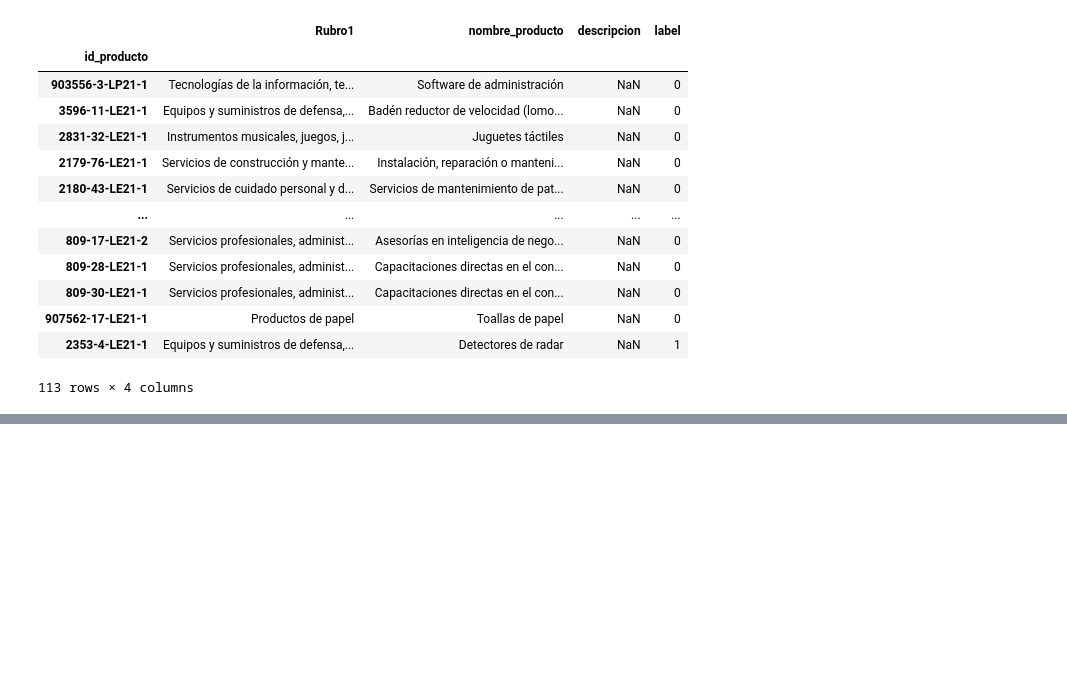
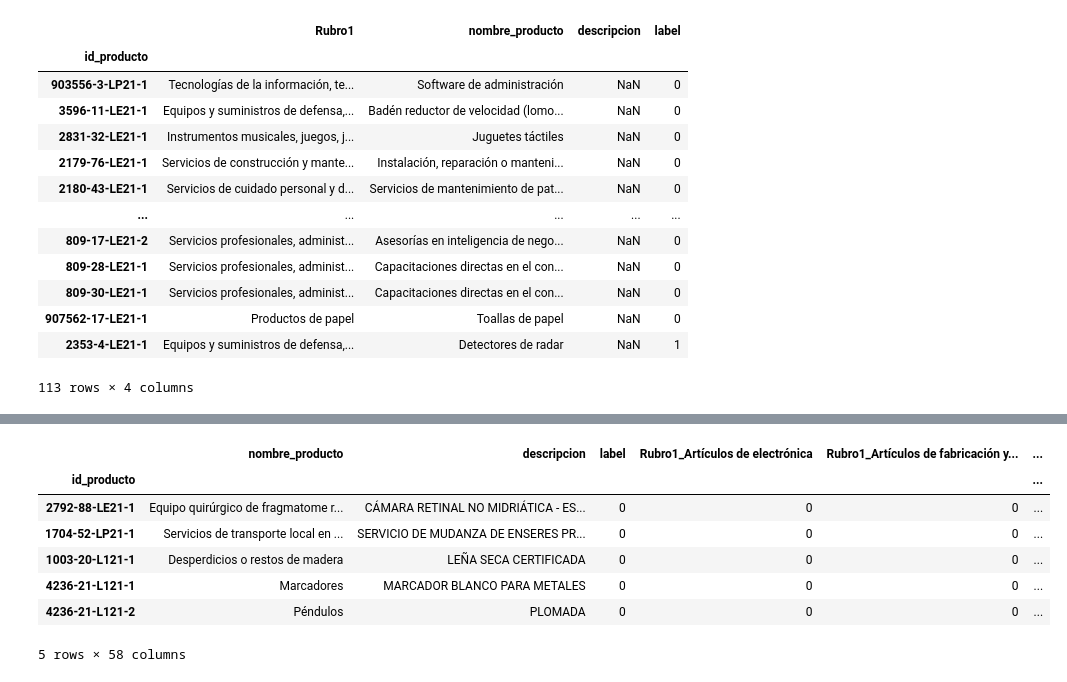
Before and after one commit to metalkutz/juanito_v2.0, a Jupyter notebook: EDA.ipynb, the cells around one changed output, grey strips where cells are left out. Cells and saved outputs as stored; diff of their text form; code cells hidden in the pictures; blank space fills up the shorter version.

```diff
--- a/EDA.ipynb
+++ b/EDA.ipynb
@@ -124,3 +124,5 @@ datos_perdidos
 | 907562-17-LE21-1 | Productos de papel | Toallas de papel | NaN | 0 |
 | 2353-4-LE21-1 | Equipos y suministros de defensa,... | Detectores de radar | NaN | 1 |
 113 rows × 4 columns
+# %%
+df.dropna(axis=0, inplace = True) #Si alguna fila tiene un NaN se elimina la fila
@@ -126,0 +151,3 @@ datos_perdidos
+# %%
+df.drop_duplicates(keep='first', inplace=True)
+df.info()
@@ -126,0 +166,12 @@ datos_perdidos
+# %%
+df = pd.get_dummies(df, columns=['Rubro1'] ,drop_first=True)
+df.head()
+# %% [output]
+|  | nombre_producto | descripcion | label | Rubro1_Artículos de electrónica | Rubro1_Artículos de fabricación y... | ... |
+| id_producto |  |  |  |  |  | ... |
+| 2792-88-LE21-1 | Equipo quirúrgico de fragmatome r... | CÁMARA RETINAL NO MIDRIÁTICA - ES... | 0 | 0 | 0 | ... |
+| 1704-52-LP21-1 | Servicios de transporte local en ... | SERVICIO DE MUDANZA DE ENSERES PR... | 0 | 0 | 0 | ... |
+| 1003-20-L121-1 | Desperdicios o restos de madera | LEÑA SECA CERTIFICADA | 0 | 0 | 0 | ... |
+| 4236-21-L121-1 | Marcadores | MARCADOR BLANCO PARA METALES | 0 | 0 | 0 | ... |
+| 4236-21-L121-2 | Péndulos | PLOMADA | 0 | 0 | 0 | ... |
+5 rows × 58 columns
```
Also changed, not shown: parts of 3 cells of this notebook, 1 other file.
